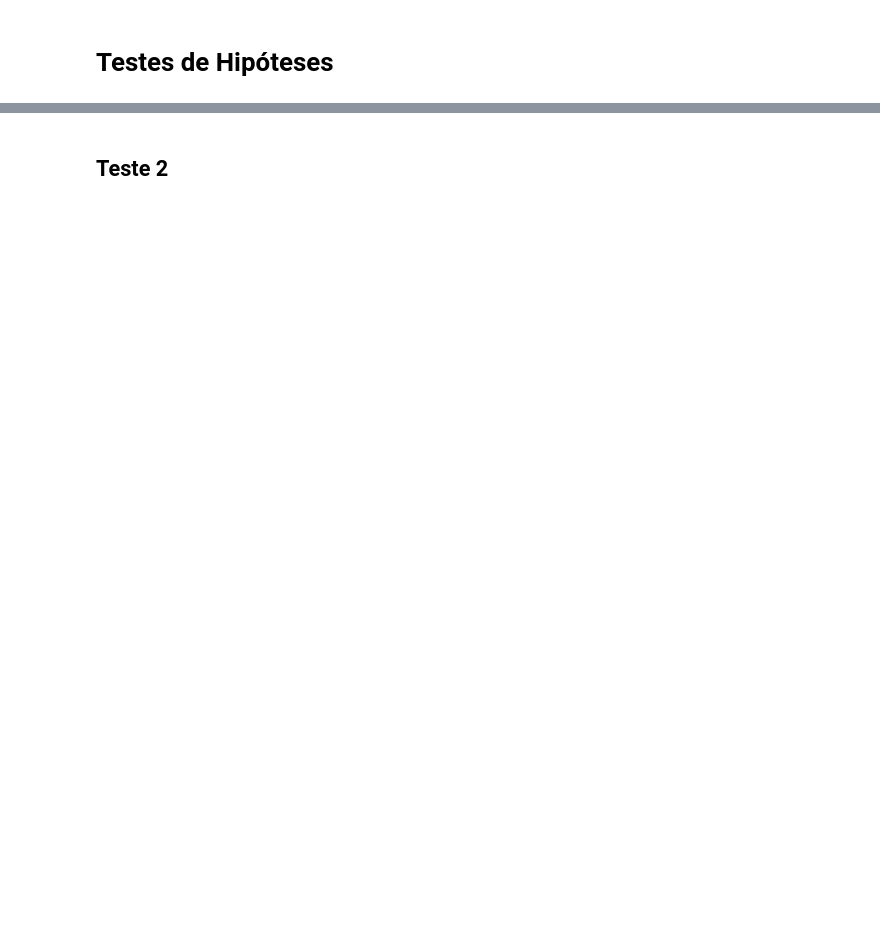
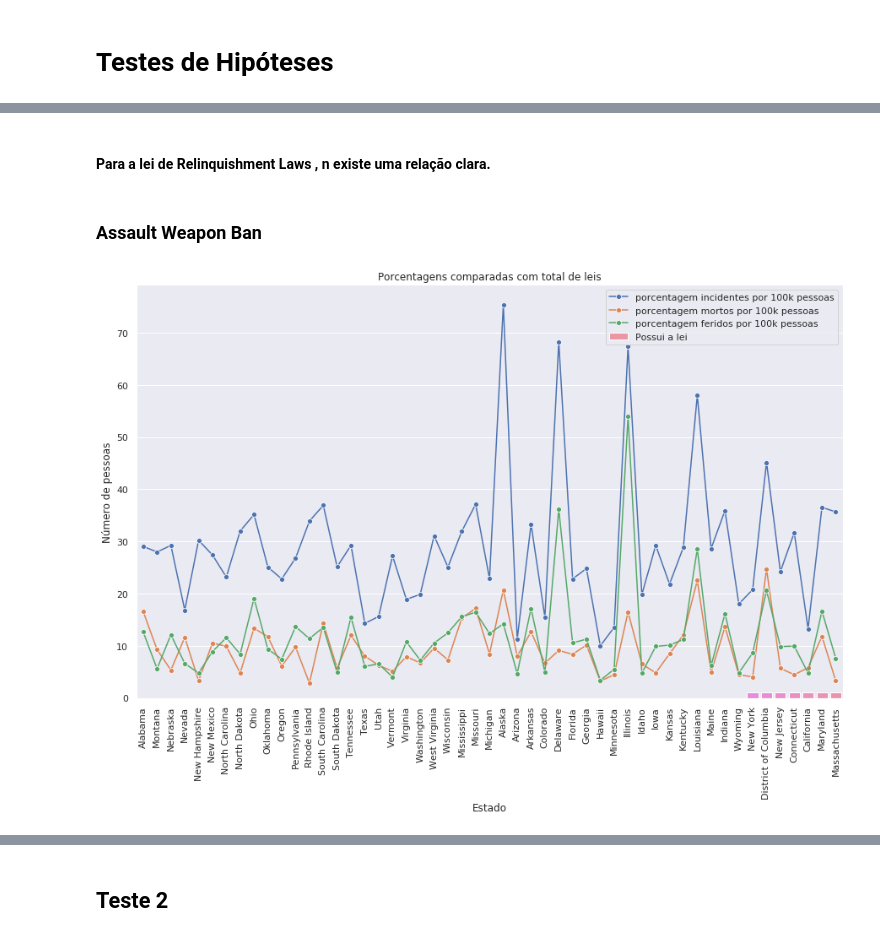
Before and after one commit to PedroPrisxzma/DataScience-Project, a Jupyter notebook: notebooks/Hypothesis_Tests.ipynb, the cells around one changed output, grey strips where cells are left out. Drawn from its saved outputs; the diff is of its cells as text; code cells hidden in the pictures; blank space fills up the shorter version.

```diff
--- a/notebooks/Hypothesis_Tests.ipynb
+++ b/notebooks/Hypothesis_Tests.ipynb
@@ -73,0 +114,8 @@ Como observado no gráfico, não existe uma relação direta entre o número de
+# %% [markdown]
+#### Para a lei de  Relinquishment Laws	, n existe uma relação clara.
+# %% [markdown]
+### Assault Weapon Ban
+# %%
+plot_column('Assault Weapon Ban', states)
+# %% [output]
+[figure, added]
```
Also changed, not shown: parts of 28 cells of this notebook.
